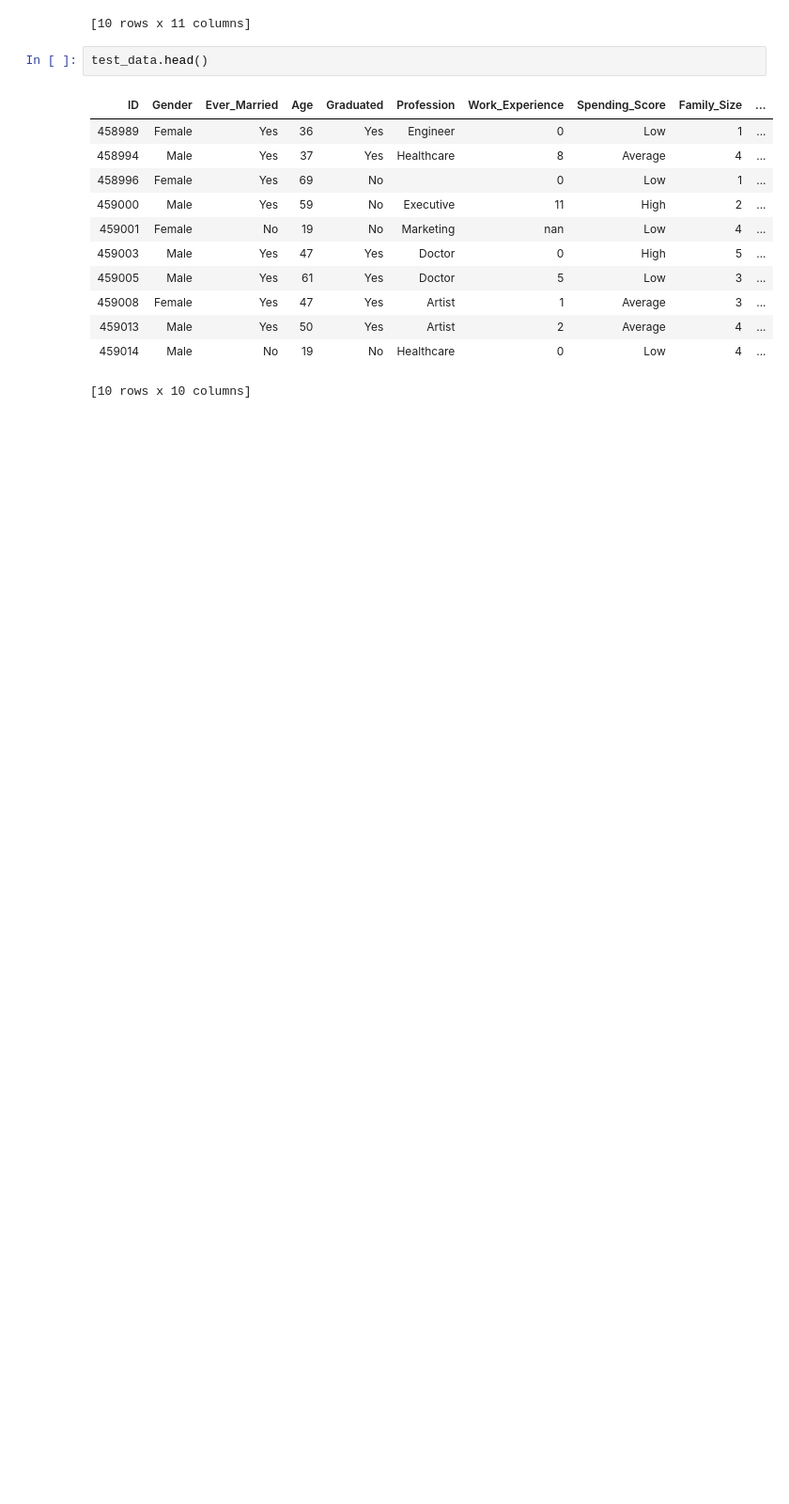
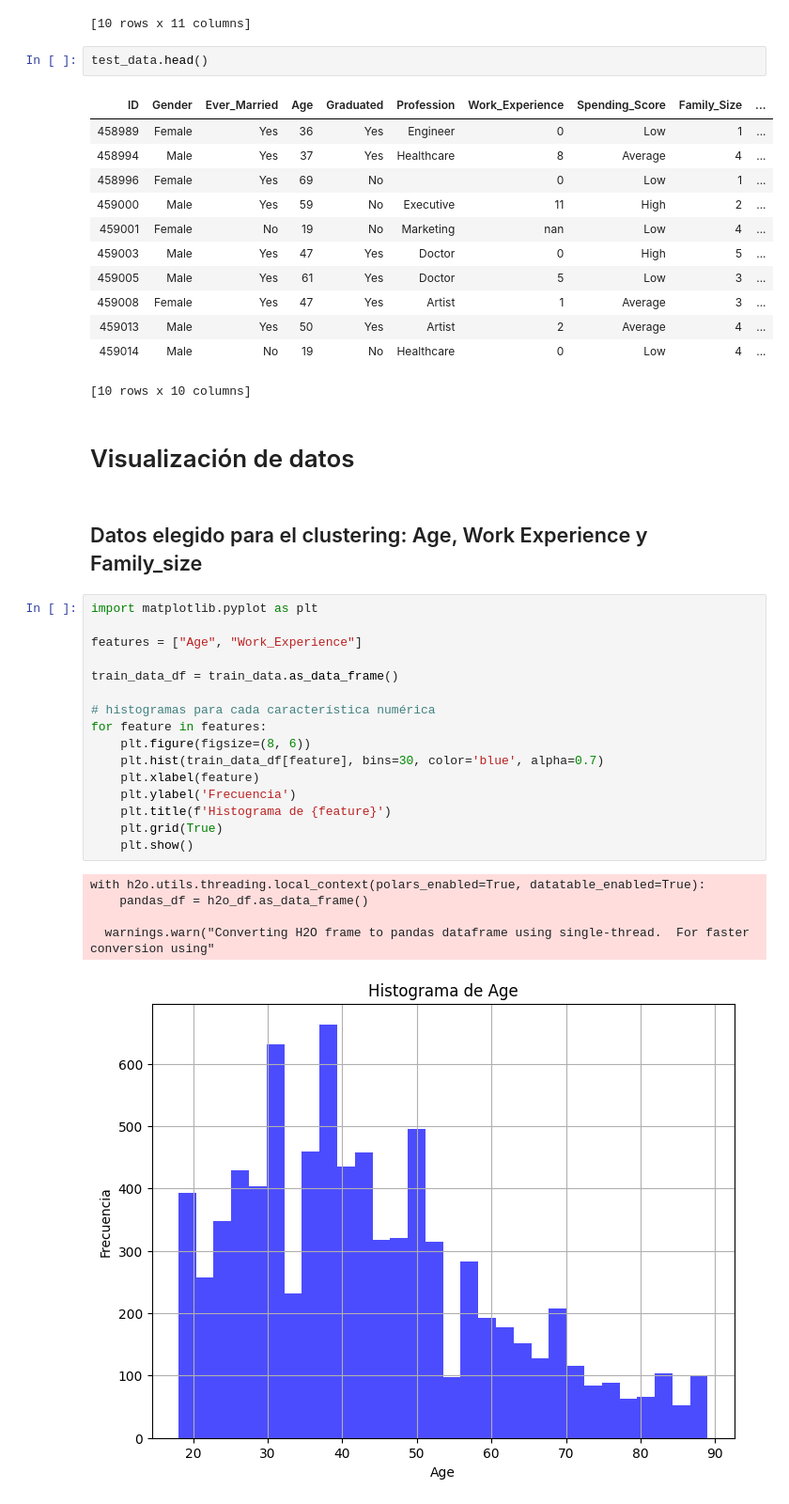
Before and after one commit to sebasatarama/K-Means-Clustering---Costumer-Segmentation-, a Jupyter notebook: K_Means_on_H2O.ipynb, the cells around one changed output. Shown at 94% size. Cells and saved outputs as stored; diff of their text form; blank space fills up the shorter version.

```diff
--- a/K_Means_on_H2O.ipynb
+++ b/K_Means_on_H2O.ipynb
@@ -102,3 +104,29 @@ test_data.head()
 | 459013 | Male | Yes | 50 | Yes | Artist | 2 | Average | 4 | ... |
 | 459014 | Male | No | 19 | No | Healthcare | 0 | Low | 4 | ... |
 [10 rows x 10 columns]
+# %% [markdown]
+# Visualización de datos
+# %% [markdown]
+## Datos elegido para el clustering: Age, Work Experience y Family_size
+# %%
+import matplotlib.pyplot as plt
+
+features = ["Age", "Work_Experience"]
+
+train_data_df = train_data.as_data_frame()
+
+# histogramas para cada característica numérica
+for feature in features:
+    plt.figure(figsize=(8, 6))
+    plt.hist(train_data_df[feature], bins=30, color='blue', alpha=0.7)
+    plt.xlabel(feature)
+    plt.ylabel('Frecuencia')
+    plt.title(f'Histograma de {feature}')
+    plt.grid(True)
+    plt.show()
+# %% [output]
+with h2o.utils.threading.local_context(polars_enabled=True, datatable_enabled=True):
+    pandas_df = h2o_df.as_data_frame()
+
+  warnings.warn("Converting H2O frame to pandas dataframe using single-thread.  For faster conversion using"
+[figure, added]
```
Also changed, not shown: parts of 4 cells of this notebook.
